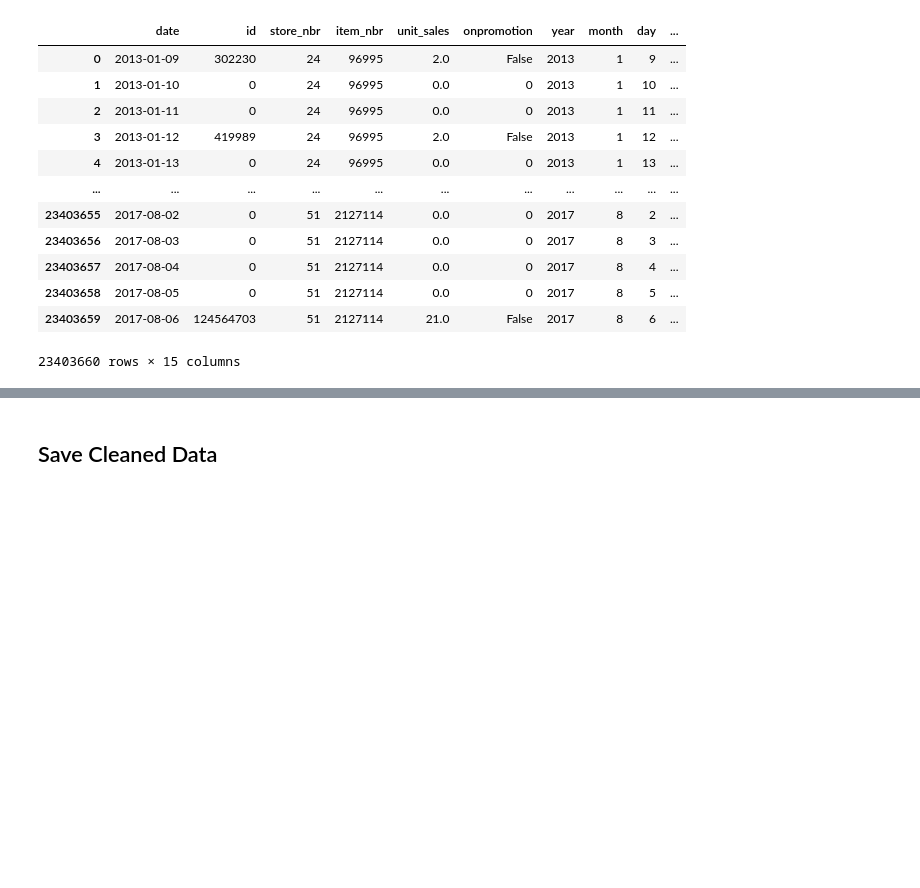
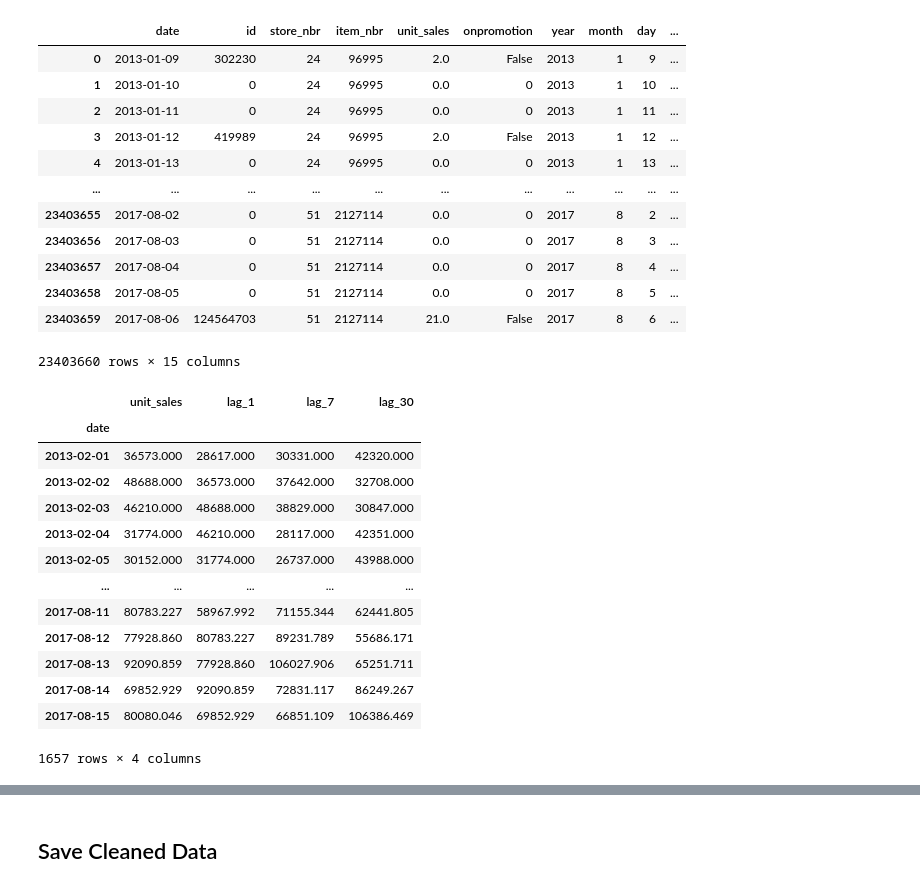
Before and after one commit to eliah-w/retail_demand_analysis, a Jupyter notebook: notebooks/2_eda.ipynb, the cells around one changed output, grey strips where cells are left out. Drawn from its saved outputs; the diff is of its cells as text; code cells hidden in the pictures; blank space fills up the shorter version.

```diff
--- a/notebooks/2_eda.ipynb
+++ b/notebooks/2_eda.ipynb
@@ -332,0 +369,17 @@ df_train
+# %%
+df_filtered
+# %% [output]
+|  | unit_sales | lag_1 | lag_7 | lag_30 |
+| date |  |  |  |  |
+| 2013-02-01 | 36573.000 | 28617.000 | 30331.000 | 42320.000 |
+| 2013-02-02 | 48688.000 | 36573.000 | 37642.000 | 32708.000 |
+| 2013-02-03 | 46210.000 | 48688.000 | 38829.000 | 30847.000 |
+| 2013-02-04 | 31774.000 | 46210.000 | 28117.000 | 42351.000 |
+| 2013-02-05 | 30152.000 | 31774.000 | 26737.000 | 43988.000 |
+| ... | ... | ... | ... | ... |
+| 2017-08-11 | 80783.227 | 58967.992 | 71155.344 | 62441.805 |
+| 2017-08-12 | 77928.860 | 80783.227 | 89231.789 | 55686.171 |
+| 2017-08-13 | 92090.859 | 77928.860 | 106027.906 | 65251.711 |
+| 2017-08-14 | 69852.929 | 92090.859 | 72831.117 | 86249.267 |
+| 2017-08-15 | 80080.046 | 69852.929 | 66851.109 | 106386.469 |
+1657 rows × 4 columns
```
Also changed, not shown: parts of 11 cells of this notebook, 5 other files.
